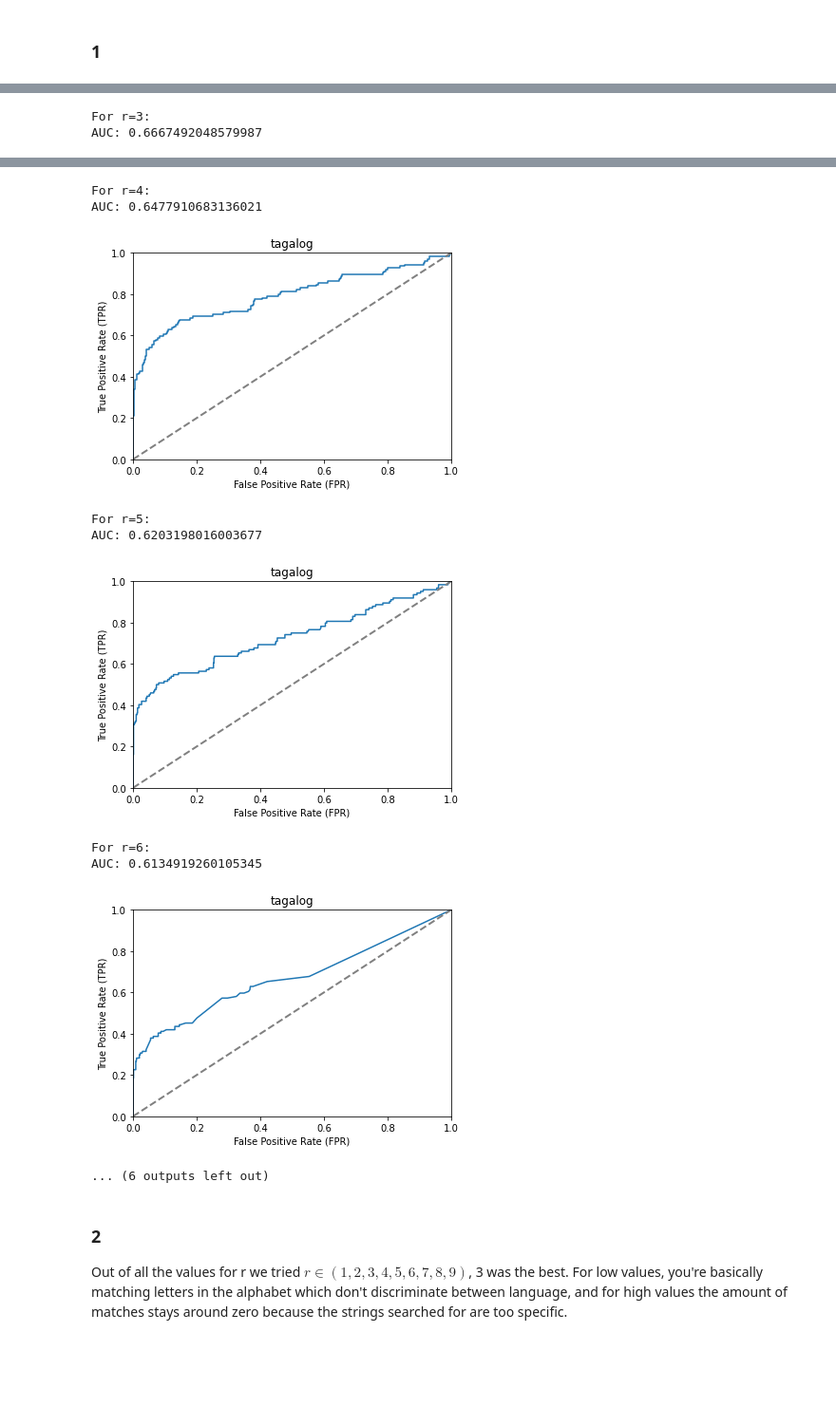
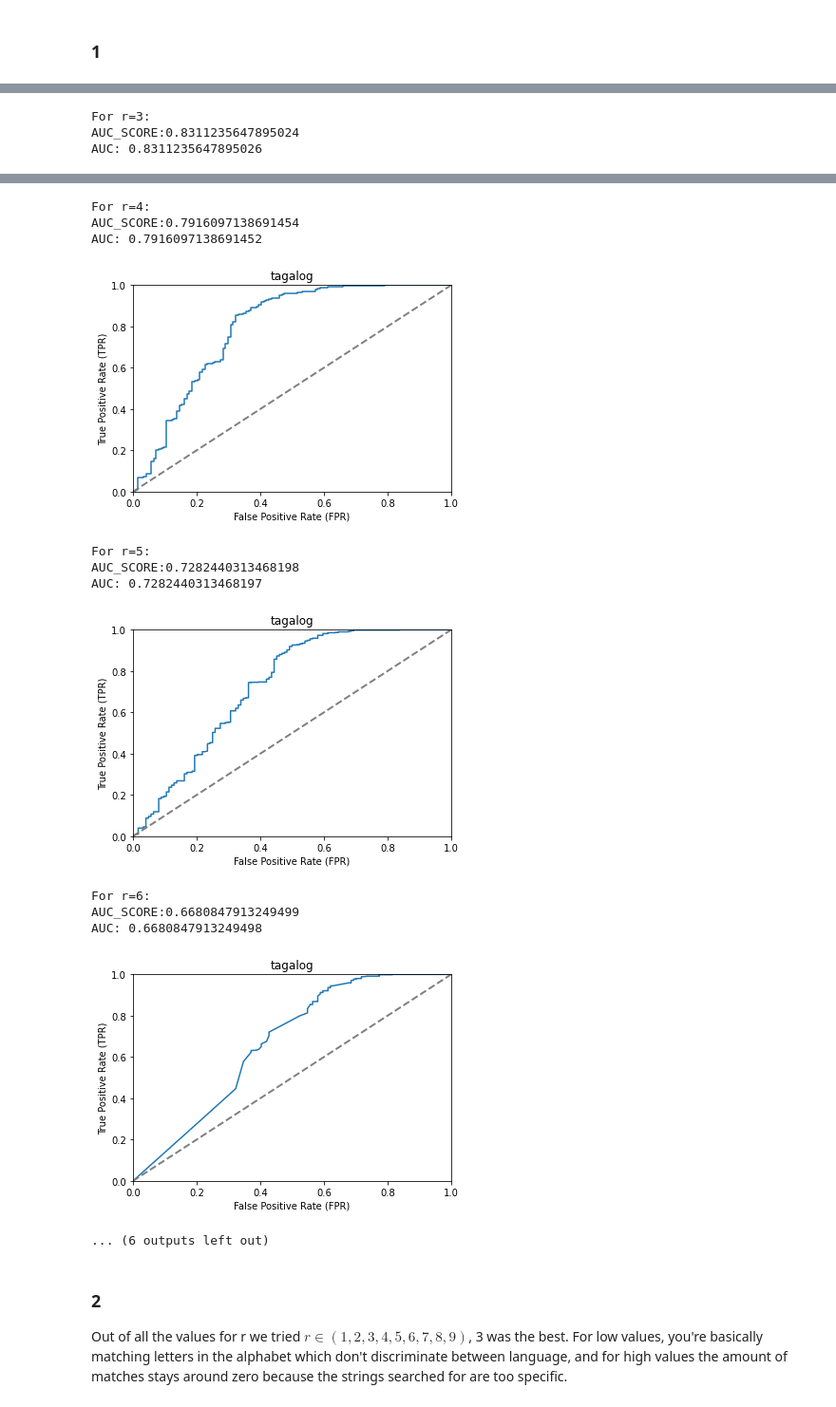
Before and after one commit to PeaceDucko/radboud-msc-ds-natcomp, a Jupyter notebook: assignment_3/NatComp_assignment3_Ram_vanSon_Theunisse.ipynb, the cells around one changed output, grey strips where cells are left out. Shown: that part at 95% size. Drawn from its saved outputs; the diff is of its cells as text; code cells hidden in the pictures; blank space fills up the shorter version.

```diff
--- a/assignment_3/NatComp_assignment3_Ram_vanSon_Theunisse.ipynb
+++ b/assignment_3/NatComp_assignment3_Ram_vanSon_Theunisse.ipynb
@@ -41,7 +41,7 @@ names = ["tagalog", "middle-english", "xhosa", "plautdietsch", "hiligaynon"]
 def make_roc(r=4, name="tagalog"):
     #print(f"For r={r}:")
     res_eng = np.loadtxt(f"./r{r}/english.results")
-    res_eng = np.c_[res_eng[:, np.newaxis], np.zeros(len(res_eng))] # 0 (positieve class)
+    res_eng = np.c_[res_eng[:, np.newaxis], np.zeros(len(res_eng))] # 0
     res_tag = np.loadtxt(f"./r{r}/" + name + ".results")
     res_tag = np.c_[res_tag[:, np.newaxis], np.ones(len(res_tag))] # 1
     #print("Lengths:", len(res_eng), len(res_tag))
@@ -53,43 +53,41 @@ def make_roc(r=4, name="tagalog"):
     #'''
 
     res_merged = np.r_[res_eng, res_tag]
-    #print(res_merged.shape)
     res_sorted = res_merged[np.argsort(res_merged[:,0])]
-    #print(res_sorted)
 
     cutoff_values = [-1, *np.unique(res_sorted[:,0])] # (add a threshold value for which all classifications will be the anomaly class)
 
-    list_TPR = []
-    list_FPR = []
-    #print(cutoff_values)
+    TPR = []
+    FPR = []
+
     for cutoff in cutoff_values:
         TP = 0
         FP = 0
         TN = 0
         FN = 0
         # Values above cutoff classified as anomalous, below classified as normal
-        for cur_val, true_class in res_sorted:
+        for cur_val, true_class in res_sorted: # (Prediction score, true class)
             if cur_val <= cutoff:
                 predicted_class = 0.0
             else:
                 predicted_class = 1.0
 
-            if true_class == 0.0: # True class is 0.0 and predicted class is 0.0
-                if predicted_class == 0.0:
-                    TP += 1
+            if true_class == 0.0:
+                if predicted_class == 0.0: # True class is 0.0 and predicted class is 0.0
+                    TN += 1
                 else: # True class is 0.0 and predicted class is 1.0
-                    FN += 1
+                    FP += 1
             else:
                 if predicted_class == 0.0: # True class is 1.0 and predicted class is 0.0
-                    FP += 1
+                    FN += 1
                 else: # True class is 1.0 and predicted class is 1.0
-                    TN += 1
+                    TP += 1
 
-        TPR = TP / (TP + FN)
-        FPR = FP / (FP + TN)
-        #print("For cutoff", cutoff, sensitivity, specificity)
-        list_TPR.append(TPR)
-        list_FPR.append(FPR)
+        sensitivity = TP / (TP + FN)
+        specificity = TN / (TN + FP)
+
+        TPR.append(sensitivity)
+        FPR.append(1 - specificity)
         '''
         print("============")
         print("Cutoff:", cutoff)
@@ -98,16 +96,16 @@ def make_roc(r=4, name="tagalog"):
         print("True negatives", TN)
         print("False negatives", FN)
         '''
+
     #print("result lengths",len(list_FPR),len(list_TPR))
-    return list_TPR, list_FPR, name
+    return TPR, FPR, name, res_sorted
 
-def plot_roc(list_TPR, list_FPR, name):
+def plot_roc(TPR, FPR, name, res_sorted):
     plt.figure()
-    #print(list_TPR)
-    #print(list_FPR)
     plt.title(name)
-    print("AUC: "+str(AUC(list_TPR, list_FPR)))
-    plt.plot(list_FPR, list_TPR)
+    print("AUC_SCORE:"+str(roc_auc_score(res_sorted[:, 1], res_sorted[:,0])))
+    print("AUC: "+str(calculate_auc(TPR, FPR)))
+    plt.plot(FPR, TPR)
     plt.plot([0, 1], [0, 1], color='gray', lw=2, linestyle='--')
     plt.xlim([0, 1])
     plt.ylim([0, 1])
@@ -115,17 +113,8 @@ def plot_roc(list_TPR, list_FPR, name):
     plt.ylabel("True Positive Rate (TPR)")
     plt.show()
 
-def AUC(list_TPR, list_FPR):
-    AUC = 0
-
-    for i in zip(list_TPR, list_FPR):
-        triangle = i[0]*i[1]/2
-        trapezium = (1-i[1])*(1+i[0])/2
-        i_AUC = 1/2 - i[1]/2 + i[0]/2
-
-        AUC += i_AUC
-
-    AUC = AUC/len(list_TPR)
+def calculate_auc(TPR, FPR):
+    AUC = metrics.auc(FPR, TPR)
 
     return AUC
 
@@ -142,2 +133,3 @@ AUC: 0.6234911283626111
 For r=3:
-AUC: 0.6667492048579987
+AUC_SCORE:0.8311235647895024
+AUC: 0.8311235647895026
@@ -145,12 +137,15 @@ AUC: 0.6667492048579987
 For r=4:
-AUC: 0.6477910683136021
+AUC_SCORE:0.7916097138691454
+AUC: 0.7916097138691452
-[figure, old version]
+[figure, new version]
 For r=5:
-AUC: 0.6203198016003677
+AUC_SCORE:0.7282440313468198
+AUC: 0.7282440313468197
-[figure, old version]
+[figure, new version]
 For r=6:
-AUC: 0.6134919260105345
+AUC_SCORE:0.6680847913249499
+AUC: 0.6680847913249498
-[figure, old version]
+[figure, new version]
 ... (6 outputs left out)
 # %% [markdown]
 ### 2
```
Also changed, not shown: parts of 5 cells of this notebook.
